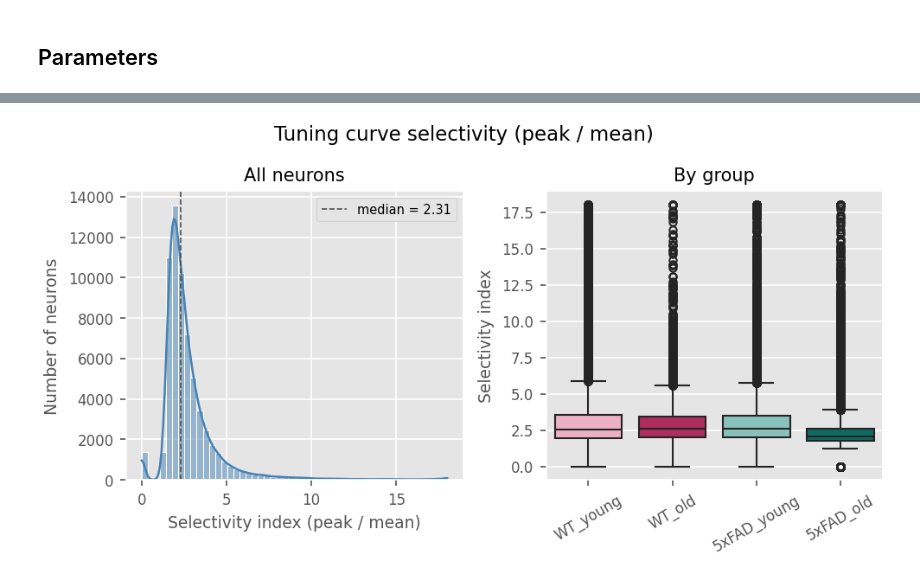
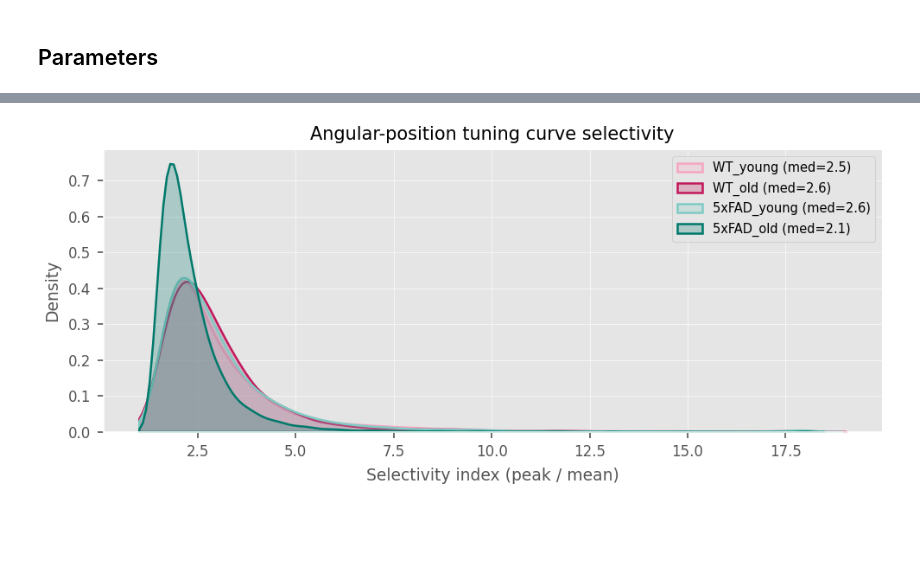
Before and after one commit to elena-faillace/manifold-remapping, a Jupyter notebook: notebooks/0.data_overview/02_neural_data_statistics.ipynb, the cells around one changed output, grey strips where cells are left out. Saved outputs shown, nothing was run; the diff lists cells and outputs as text; code cells hidden in the pictures; blank space fills up the shorter version.

Commit message:
spikes plots done

```diff
--- a/notebooks/0.data_overview/02_neural_data_statistics.ipynb
+++ b/notebooks/0.data_overview/02_neural_data_statistics.ipynb
@@ -34,6 +34,8 @@ TC_SMOOTH_KERNEL = 20    # circular smoothing kernel for tuning curves
 # Example subject for raster plot
 EXAMPLE_SUBJECT = Animals.M62
 
-# Sampling rate after binning
-FS_BINNED = 30.9 / BINS_COMPRESS  # ~10.3 Hz
+# Timing
+FS_ORIGINAL = 30.9                         # original sampling rate (Hz)
+FS_BINNED = FS_ORIGINAL / BINS_COMPRESS    # ~10.3 Hz after binning
+BIN_DURATION_MS = 1000.0 / FS_BINNED      # ~97 ms per bin
 # %% [markdown]
@@ -288,33 +201,21 @@ Neurons with tuning curves: 63,924
 | 75% | 3.097950 | 0.160559 | 0.072107 |
 | max | 18.000000 | 0.929354 | 0.462667 |
 # %%
-fig, axes = plt.subplots(1, 2, figsize=(PlotStyle.FULL_WIDTH, 3.5))
+fig, ax = plt.subplots(figsize=(PlotStyle.FULL_WIDTH, 3))
 
-# Left: overall histogram
-sns.histplot(
-    df_sel["selectivity"], bins=50, kde=True,
-    ax=axes[0], color="steelblue", edgecolor="white", linewidth=0.5,
-)
-axes[0].set_xlabel("Selectivity index (peak / mean)")
-axes[0].set_ylabel("Number of neurons")
-axes[0].set_title("All neurons")
-axes[0].axvline(df_sel["selectivity"].median(), color="0.3", ls="--", lw=0.8,
-                label=f'median = {df_sel["selectivity"].median():.2f}')
-axes[0].legend(fontsize=7)
+for group in GROUP_ORDER:
+    subset = df_sel.loc[df_sel["Group"] == group, "selectivity"]
+    sns.kdeplot(
+        subset, ax=ax, color=palette[group], fill=True, alpha=0.25,
+        linewidth=1.2, clip=(1, None), label=f"{group} (med={subset.median():.1f})",
+    )
 
-# Right: by group
-sns.boxplot(
-    data=df_sel, x="Group", y="selectivity", hue="Group",
-    order=GROUP_ORDER, palette=palette, ax=axes[1], legend=False,
-)
-axes[1].set_xlabel("")
-axes[1].set_ylabel("Selectivity index")
-axes[1].set_title("By group")
-axes[1].tick_params(axis="x", rotation=30)
-
-fig.suptitle("Tuning curve selectivity (peak / mean)")
+ax.set_xlabel("Selectivity index (peak / mean)")
+ax.set_ylabel("Density")
+ax.set_title("Angular-position tuning curve selectivity")
+ax.legend(fontsize=7)
 plt.tight_layout()
 fig.savefig(fig_path / "tuning_selectivity.pdf")
 plt.show()
 # %% [output]
-[figure, old version]
+[figure, new version]
```
Also changed, not shown: parts of 15 cells of this notebook, 3 other files.
